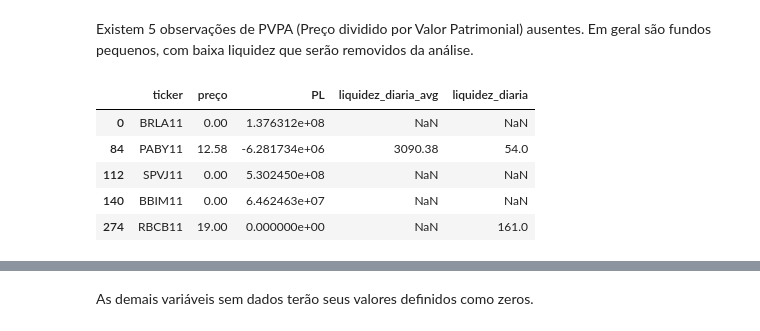
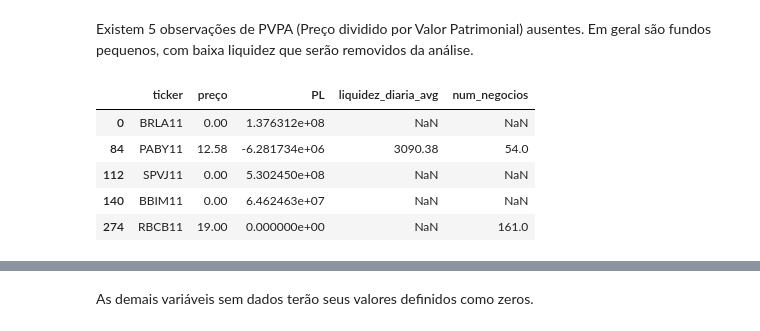
Before and after one commit to osouzadaniel/FII_Clustering, a Jupyter notebook: analise_exploratoria.ipynb, the cells around one changed output, grey strips where cells are left out. Saved outputs shown, nothing was run; the diff lists cells and outputs as text; code cells hidden in the pictures.

```diff
--- a/analise_exploratoria.ipynb
+++ b/analise_exploratoria.ipynb
@@ -295,9 +296,9 @@ dtype: int64
 # %% [markdown]
 Existem 5 observações de PVPA (Preço dividido por Valor Patrimonial) ausentes. Em geral são fundos pequenos, com baixa liquidez que serão removidos da análise.
 # %%
-df.loc[df['PVPA'].isna(), ['ticker', 'preço', 'PL', 'liquidez_diaria_avg', 'liquidez_diaria']]
+df.loc[df['PVPA'].isna(), ['ticker', 'preço', 'PL', 'liquidez_diaria_avg', 'num_negocios']]
 # %% [output]
-|  | ticker | preço | PL | liquidez_diaria_avg | liquidez_diaria |
+|  | ticker | preço | PL | liquidez_diaria_avg | num_negocios |
 | 0 | BRLA11 | 0.00 | 1.376312e+08 | NaN | NaN |
 | 84 | PABY11 | 12.58 | -6.281734e+06 | 3090.38 | 54.0 |
 | 112 | SPVJ11 | 0.00 | 5.302450e+08 | NaN | NaN |
```
Also changed, not shown: parts of 32 cells of this notebook, 3 other files.
